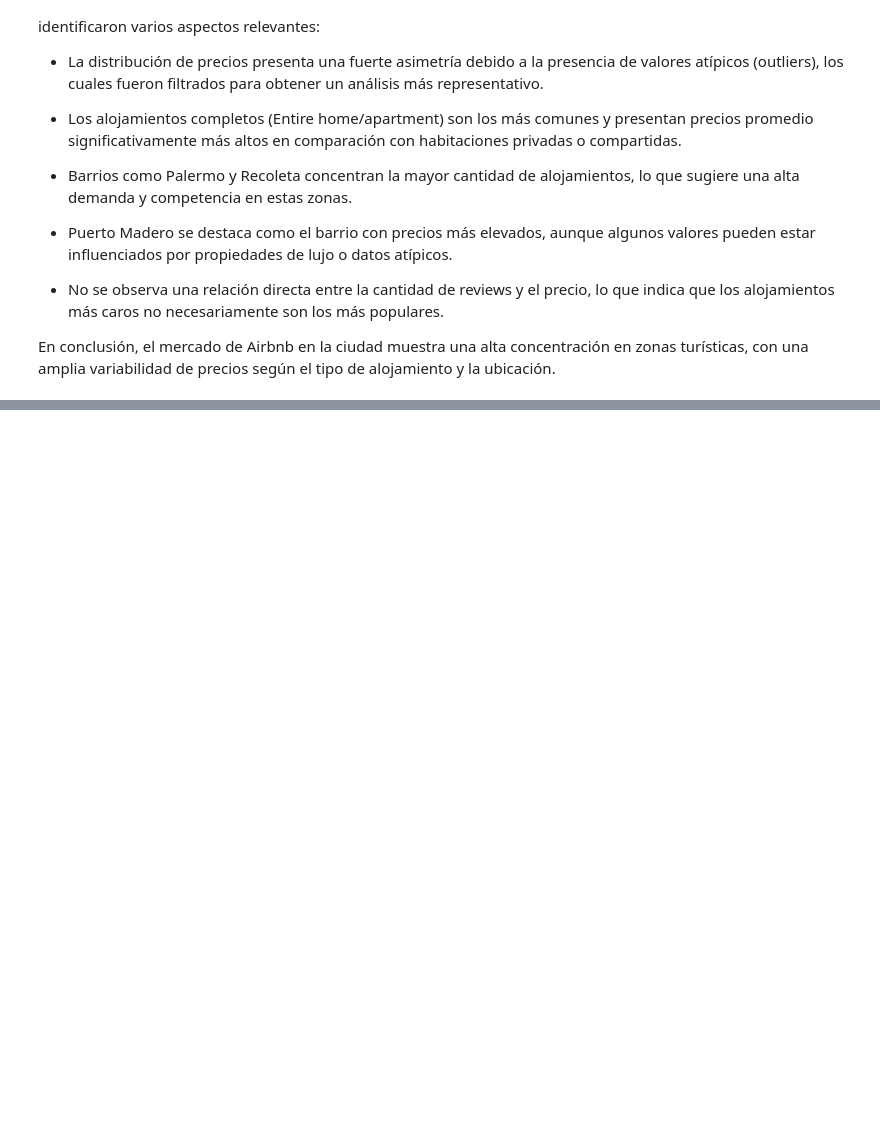
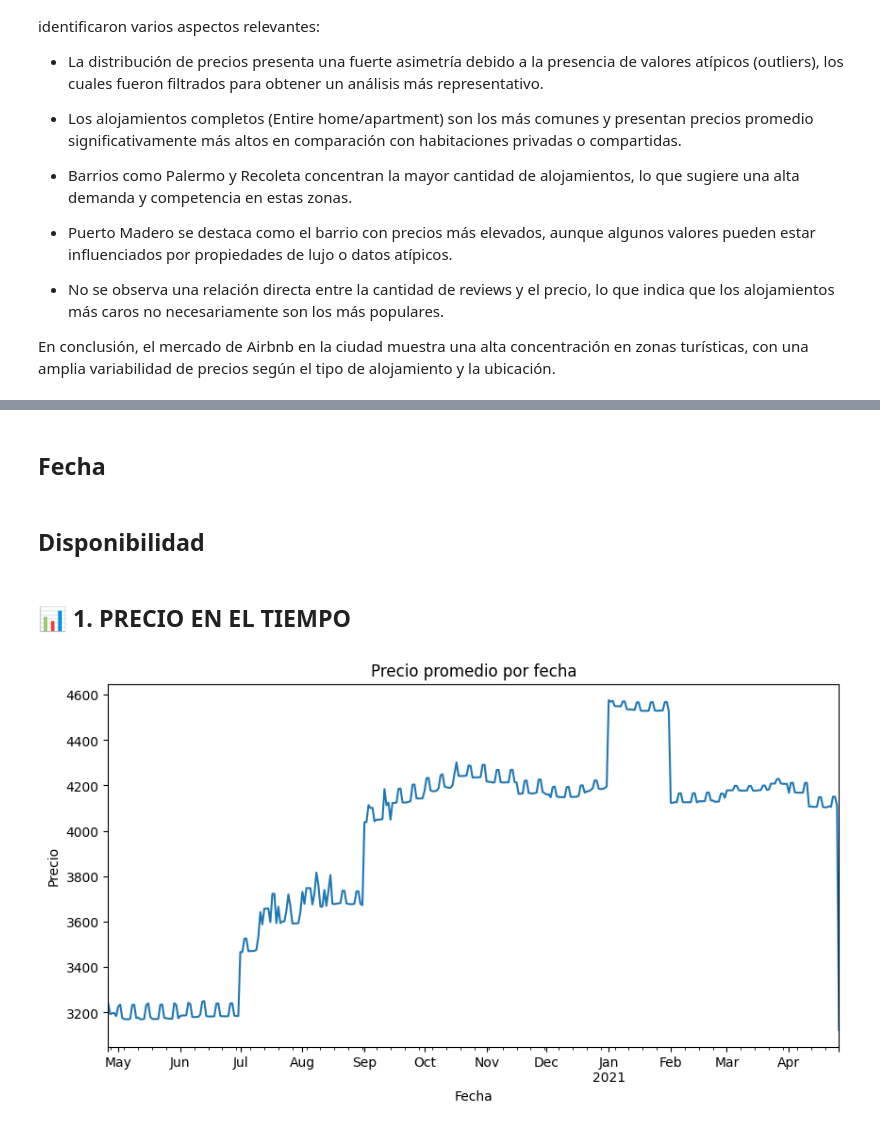
Before and after one commit to Agos282/airbnb-eda-buenos-aires, a Jupyter notebook: airbnb_eda_buenos_aires.ipynb, the cells around one changed output, grey strips where cells are left out. Drawn from its saved outputs; the diff is of its cells as text; code cells hidden in the pictures; blank space fills up the shorter version.

Commit message:
Add files via upload
Update: completed full EDA with calendar and reviews analysis

```diff
--- a/airbnb_eda_buenos_aires.ipynb
+++ b/airbnb_eda_buenos_aires.ipynb
@@ -504,0 +512,2 @@ En conclusión, el mercado de Airbnb en la ciudad muestra una alta concentració
+# %%
+df_calendar = pd.read_csv("calendar.csv")
@@ -504,0 +516,22 @@ En conclusión, el mercado de Airbnb en la ciudad muestra una alta concentració
+# %%
+df_calendar["price"] = df_calendar["price"].replace("[$,]", "", regex=True).astype(float)
+# %% [markdown]
+## Fecha
+# %%
+df_calendar["date"] = pd.to_datetime(df_calendar["date"])
+# %% [markdown]
+## Disponibilidad
+# %%
+df_calendar["available"] = df_calendar["available"].map({"t": 1, "f": 0})
+# %% [markdown]
+## 📊 1. PRECIO EN EL TIEMPO
+# %%
+price_by_date = df_calendar.groupby("date")["price"].mean()
+
+price_by_date.plot(figsize=(10,5))
+plt.title("Precio promedio por fecha")
+plt.xlabel("Fecha")
+plt.ylabel("Precio")
+plt.show()
+# %% [output]
+[figure, added]
```
Also changed, not shown: parts of 27 cells of this notebook.
